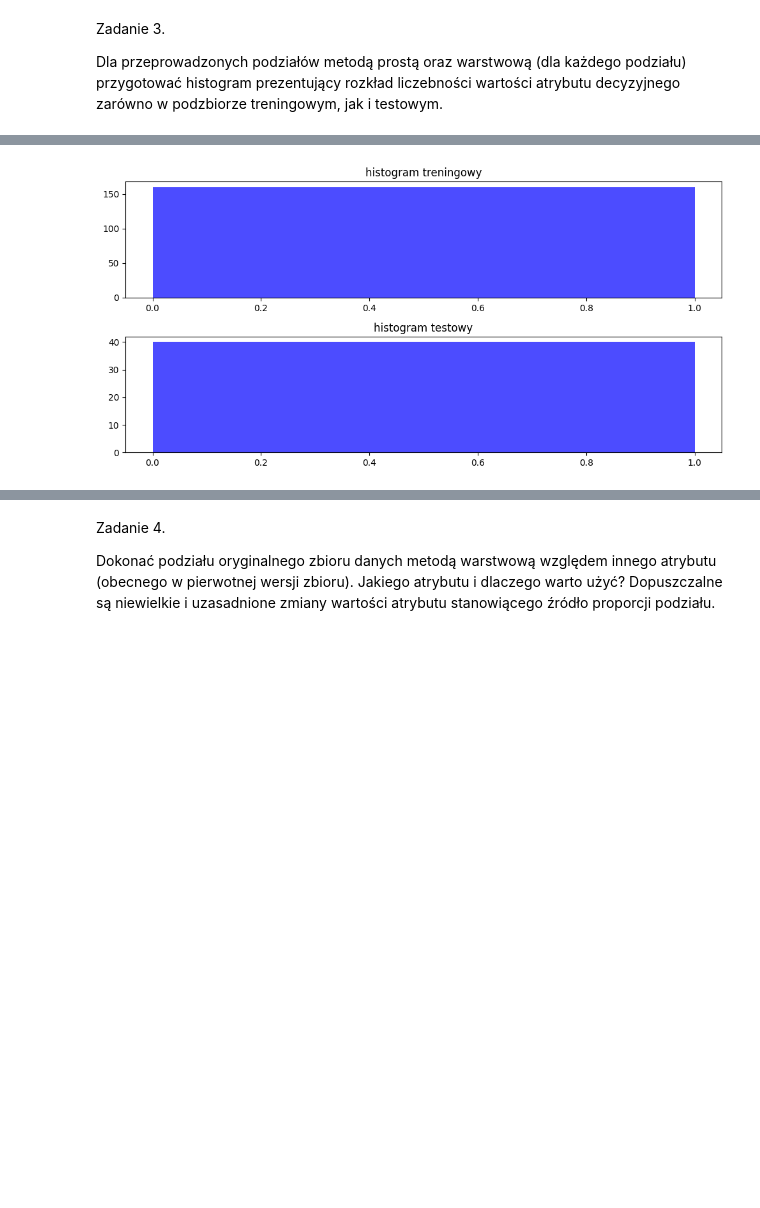
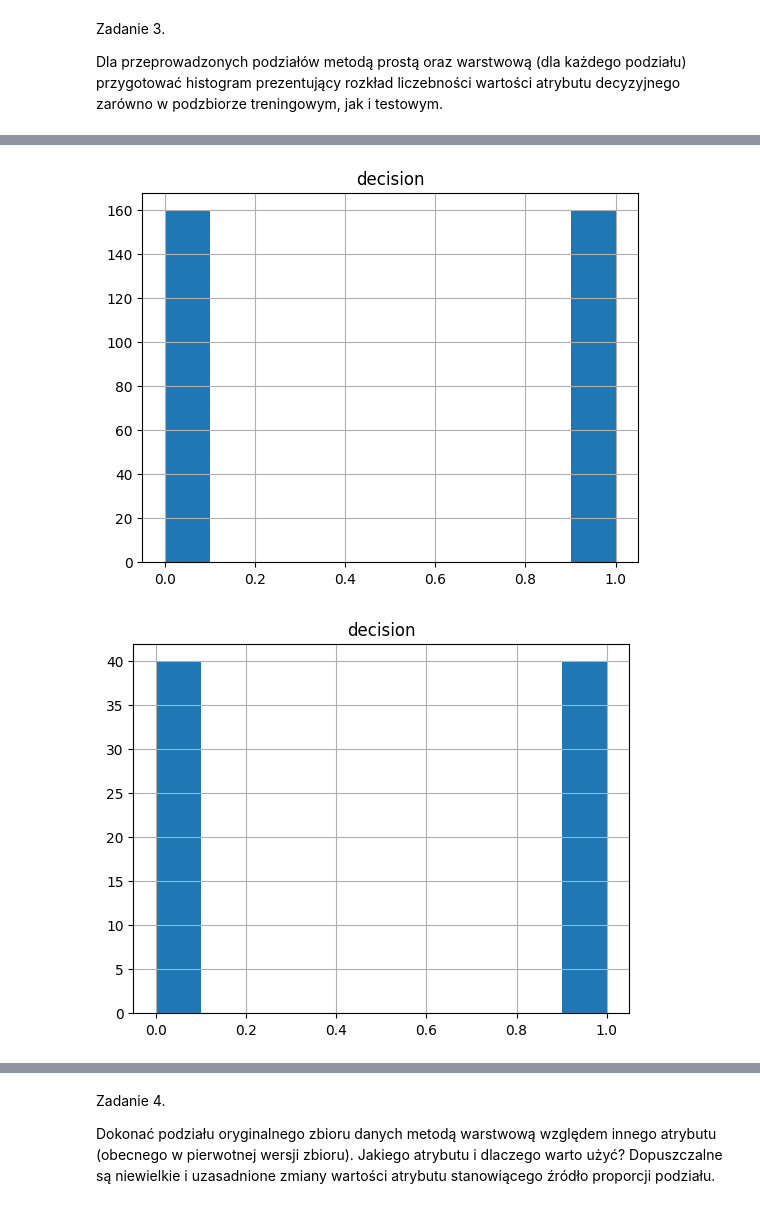
Before and after one commit to edytamejlun123/UczenieMaszynowe, a Jupyter notebook: lab2.ipynb, the cells around one changed output, grey strips where cells are left out. Saved outputs shown, nothing was run; the diff lists cells and outputs as text; code cells hidden in the pictures; blank space fills up the shorter version.

```diff
--- a/lab2.ipynb
+++ b/lab2.ipynb
@@ -133,6 +133,7 @@ data_2['decision'] = np.array([0] * half_data_size_2 + [1] * half_data_size_2)
 splitter_2 = StratifiedShuffleSplit(n_splits=1, test_size=0.2, random_state=42)
 output_col = 'decision'
 
-for train_idx, test_idx in splitter_2.split(data_2.loc[:, data_2.columns != output_col], data_2[output_col]):
-  print(f'{train_idx}\n{test_idx}\n{len(train_idx)}, {len(test_idx)}\n------------------\n')
+# for train_idx, test_idx in splitter_2.split(data_2.loc[:, data_2.columns != output_col], data_2[output_col]):
+#   print(f'{train_idx}\n{test_idx}\n{len(train_idx)}, {len(test_idx)}\n------------------\n')
+data_2
 # %% [output]
@@ -183,15 +168,15 @@ Zadanie 3.
 Dla przeprowadzonych podziałów metodą prostą oraz warstwową (dla każdego podziału) przygotować histogram prezentujący rozkład liczebności wartości atrybutu decyzyjnego zarówno w podzbiorze treningowym, jak i testowym.
 # %%
 import matplotlib.pyplot as plt
+# wartwowy
 for train_idx, test_idx in splitter_2.split(data_2.loc[:, data_2.columns != output_col], data_2[output_col]):
   train_data = data_2.iloc[train_idx]
   test_data = data_2.iloc[test_idx]
-fig, axs = plt.subplots(2, figsize=(10, 5))
-axs[0].hist( train_data[output_col], bins=len(train_data[output_col].unique()), color='blue', alpha=0.7 )
-axs[0].set_title('histogram treningowy')
 
-axs[1].hist( test_data[output_col], bins=len(test_data[output_col].unique()), color='blue', alpha=0.7)
-axs[1].set_title('histogram testowy')
-plt.tight_layout()
-plt
+hist_train_warst = train_data.hist(column=output_col)
+
+hist_test_warst = test_data.hist(column=output_col)
+
+hist_train_warst
+hist_test_warst
 # %% [output]
@@ -199 +184,2 @@ plt
-[figure, old version]
+[figure, new version]
+[figure, added]
```
Also changed, not shown: parts of 5 cells of this notebook.
